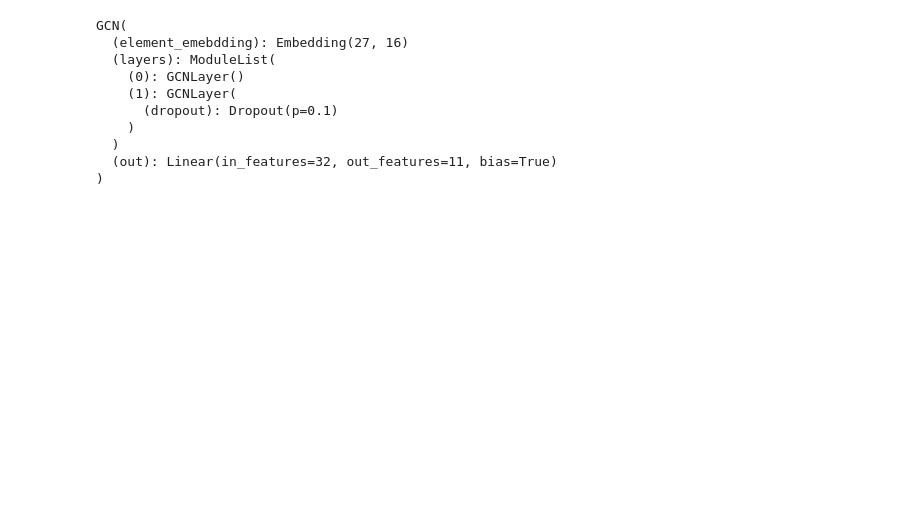
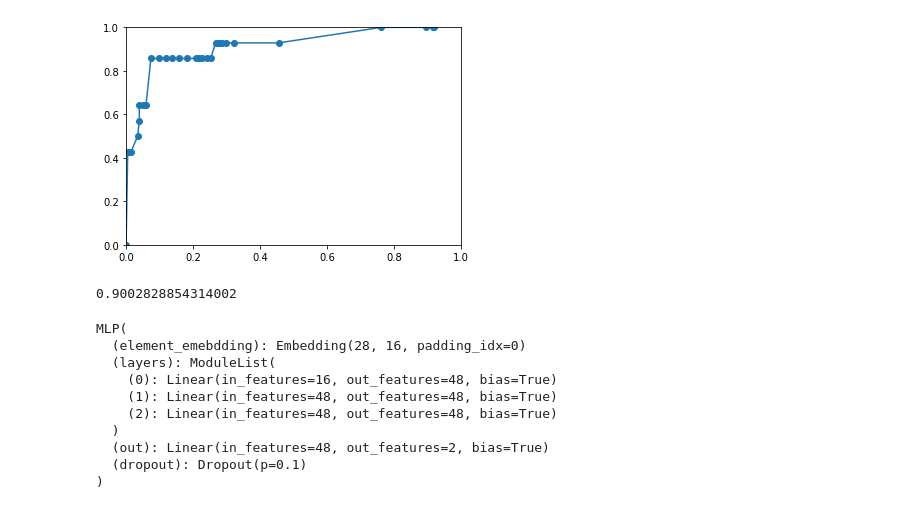
Before and after one commit to YuanC233/COVID-19GCN, a Jupyter notebook: train_dev.ipynb, the cells around one changed output. Saved outputs shown, nothing was run; the diff lists cells and outputs as text; code cells hidden in the pictures; blank space fills up the shorter version.

Commit message:
update model

```diff
--- a/train_dev.ipynb
+++ b/train_dev.ipynb
@@ -107,0 +13,12 @@ class GCN(nn.Module):
+# %%
+import torch.nn.functional as F
+import torch.optim as optim
+from torch.utils.data import DataLoader
+from gcn_utils import collate
+from utils import get_data
+from tqdm import tqdm
+
+train_data = get_data('train_cv/fold_0/train.csv', device='cuda:0')
+dev_data = get_data('train_cv/fold_0/dev.csv', device='cuda:0')
+data_loader = DataLoader(train_data, batch_size=48, shuffle=True, collate_fn=collate)
+_dev_data_loader = DataLoader(dev_data, batch_size=48, shuffle=False, collate_fn=collate)
@@ -107,0 +105,25 @@ class GCN(nn.Module):
+# %%
+fpr = [0]
+tpr = [0]
+for dec_bound in [0.7,0.5, 0.4, 0.3,0.275, 0.25, 0.2375, 0.225, 0.2,0.175,0.15,0.1375,0.125,0.1125, 0.1,0.095,0.09,0.085, 0.08, 0.075, 0.0725, 0.07125, 0.07, 0.065, 0.06, 0.04, 0.02, 0.01, 0.005, 0.0025]:
+    t_p = []
+    all_p = []
+    f_p = []
+    all_ins = []
+    for pred, label in zip(all_pred, all_label):
+        label_pred = pred.clone().detach()[:, 1] >= dec_bound * torch.ones_like(pred.clone().detach()[:, 1])
+        # v, idx = torch.max(pred , dim=1)
+        # print(idx)
+        label_pred = (torch.tensor(label_pred.clone().detach(), dtype=torch.long, device=device))
+        # print(label)
+        t_p.append(sum(torch.tensor(label_pred == label, dtype=torch.long, device=device) * label).item())
+        f_p.append(sum(torch.tensor(label_pred != label, dtype=torch.long, device=device) * torch.tensor(label == 0, dtype=torch.long, device=device)).item())
+
+        all_p.append(sum(label).item())
+        all_ins.append([*label.size()][0])
+
+    print(f'{dec_bound} {sum(f_p)/sum(all_ins)} {sum(t_p)/sum(all_p)}')
+    print()
+    fpr.append(sum(f_p)/sum(all_ins))
+    tpr.append(sum(t_p)/sum(all_p))
+    # sum(all_ins)
@@ -107,0 +148,18 @@ class GCN(nn.Module):
+# %%
+import matplotlib.pyplot as plt
+%matplotlib inline
+plt.plot(fpr, tpr, '-o')
+plt.axis([0, 1, 0, 1])
+plt.show()
+# %% [output]
+[figure, added]
+# %%
+a = 1 - fpr[-1]
+for i in range(len(fpr)):
+    if i == 0:
+        pass
+    else:
+        a += tpr[i - 1] * (fpr[i] - fpr[i - 1])
+a
+# %% [output]
+0.9002828854314002
@@ -108,20 +180,18 @@ class GCN(nn.Module):
 # %%
-train_data = get_data('gdb_9_clean.tsv', dataset='gdb-9', device='cuda:0')
-data_loader = DataLoader(train_data, batch_size=32, shuffle=True, collate_fn=collate)
-model = GCN(27, 16, 32, 11, 2, F.relu, 0.1)
-loss_func = nn.MSELoss(reduction='none')
+model = MLP(27 + 1, 16, 48, 2, 3, 0.1)
+loss_func = nn.CrossEntropyLoss()
 optimizer = optim.Adam(model.parameters(), lr=0.001)
-model.train()
+
 device = torch.device('cuda:0')
 model.to(device)
 # %% [output]
-GCN(
-  (element_emebdding): Embedding(27, 16)
+MLP(
+  (element_emebdding): Embedding(28, 16, padding_idx=0)
   (layers): ModuleList(
-    (0): GCNLayer()
-    (1): GCNLayer(
-      (dropout): Dropout(p=0.1)
-    )
+    (0): Linear(in_features=16, out_features=48, bias=True)
+    (1): Linear(in_features=48, out_features=48, bias=True)
+    (2): Linear(in_features=48, out_features=48, bias=True)
   )
-  (out): Linear(in_features=32, out_features=11, bias=True)
+  (out): Linear(in_features=48, out_features=2, bias=True)
+  (dropout): Dropout(p=0.1)
 )
```
Also changed, not shown: parts of 16 cells of this notebook, 2 other files.
